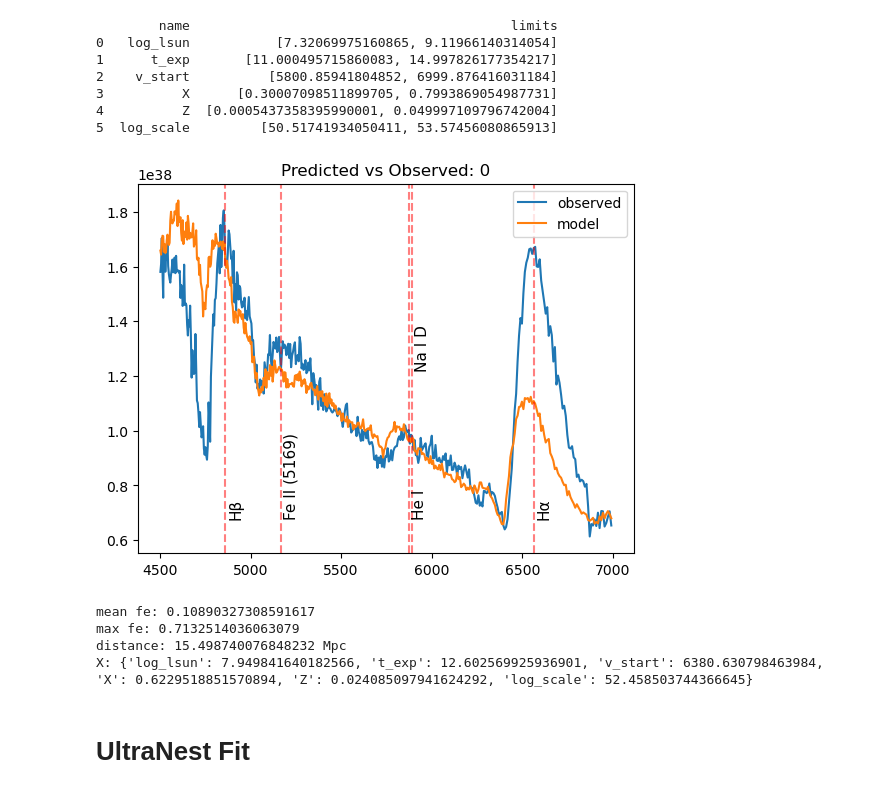
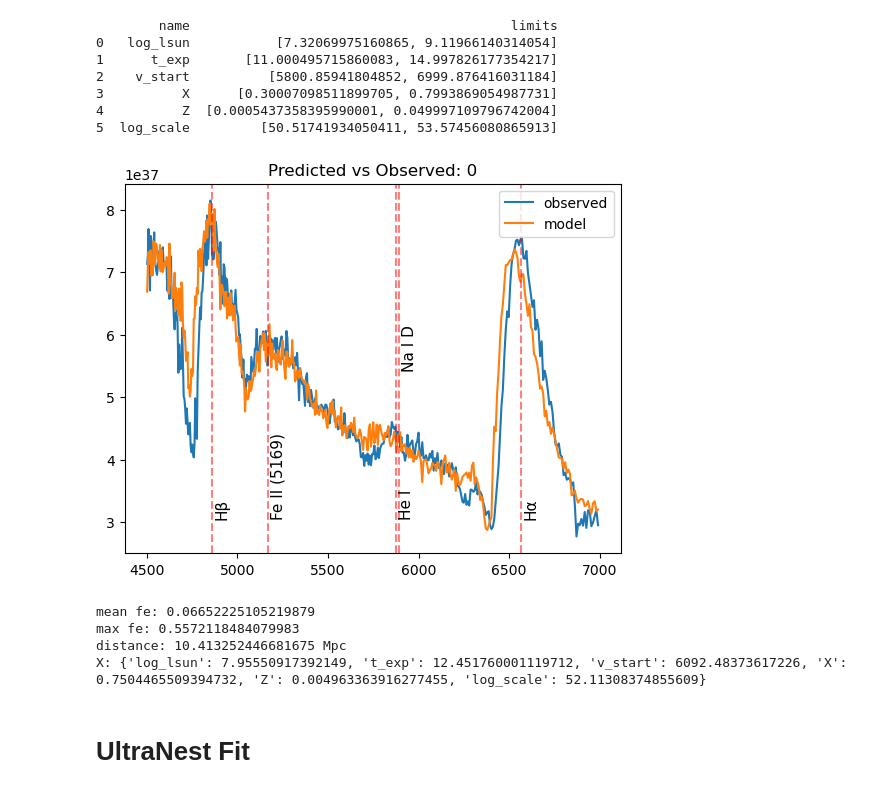
Before and after one commit to MichaelLukaszyk/iip-emulator, a Jupyter notebook: interpolator/interp.ipynb, the cells around one changed output. Drawn from its saved outputs; the diff is of its cells as text; code cells hidden in the pictures.

```diff
--- a/interpolator/interp.ipynb
+++ b/interpolator/interp.ipynb
@@ -62,6 +62,7 @@ y = y[:, mask]
 # Interpolate onto model for now
 wav = wav_mod
 y_obs = interp1d(wav_obs, y_obs, bounds_error=False)(wav)
+y_obs_err = interp1d(wav_obs, y_obs_err, bounds_error=False)(wav)
 
 # Split data
 from sklearn.model_selection import train_test_split
@@ -95,7 +96,7 @@ show_active()
 # Fit Models
 # %%
 # Settings
-use_linear = False
+use_linear = True
 # %%
 # Linear interpolator
 from scipy.interpolate import LinearNDInterpolator, NearestNDInterpolator
@@ -272,48 +273,51 @@ def f(x):
         y_mod = interp(active_vals)[0]
     else:
         y_mod = model.predict(active_vals.reshape(1, -1))[0]
-    y1 = y_mod
-    y2 = y_obs*scale
+    y1 = y_mod/scale
+    y2 = y_obs
+    y2err = y_obs_err
+    like = (((y1 - y2) / y2err)**2).sum()
+
     fe = np.abs(y1 - y2)/y2
     mean_fe = np.mean(fe)
     max_fe = np.max(fe)
     results.append({'mean_fe': mean_fe, 'max_fe': max_fe, 'X': x, 'y': y_mod})
-    return mean_fe
+    return like
 
 from scipy.optimize import differential_evolution
 sampler_start = list(X_train.mean().values)
 sampler_start.append((min_scale + max_scale) / 2)
 result = differential_evolution(f, x0=sampler_start, bounds=sampler_limits)
 results = sorted(results, key=lambda x: x['mean_fe'])
 
 # Display best fits
 for i in range(1):
     mean_fe = results[i]['mean_fe']
     max_fe = results[i]['max_fe']
     X_mod = dict(zip(sampler_names, results[i]['X']))
     y_mod = results[i]['y']
     scale = 10**X_mod['log_scale']
 
     plt.figure()
     plt.plot(wav, y_obs * scale, label='observed')
     plt.plot(wav, y_mod, label='model')
 
     plt.title('Predicted vs Observed: ' + str(i))
     plt.legend()
     util.label_common_features()
     show_active()
     distance = np.sqrt(scale/4/np.pi) * u.cm
 
     print('mean fe:', mean_fe)
     print('max fe:', max_fe)
     print('distance:', distance.to(u.Mpc))
     print('X:', X_mod)
 # %% [output]
-[figure, old version]
+[figure, new version]
-mean fe: 0.10890327308591617
-max fe: 0.7132514036063079
-distance: 15.498740076848232 Mpc
-X: {'log_lsun': 7.949841640182566, 't_exp': 12.602569925936901, 'v_start': 6380.630798463984, 'X': 0.6229518851570894, 'Z': 0.024085097941624292, 'log_scale': 52.458503744366645}
+mean fe: 0.06652225105219879
+max fe: 0.5572118484079983
+distance: 10.413252446681675 Mpc
+X: {'log_lsun': 7.95550917392149, 't_exp': 12.451760001119712, 'v_start': 6092.48373617226, 'X': 0.7504465509394732, 'Z': 0.004963363916277455, 'log_scale': 52.11308374855609}
 # %% [markdown]
 # UltraNest Fit
 # %%
```
Also changed, not shown: parts of 6 cells of this notebook, 2 other files.
